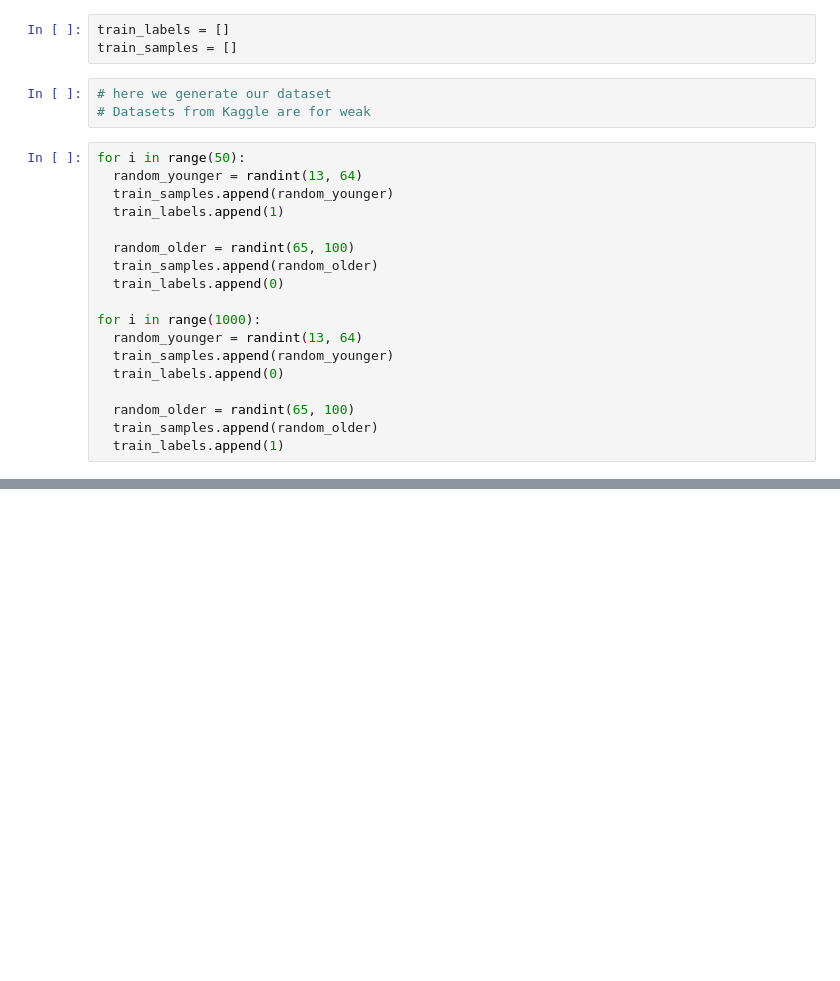
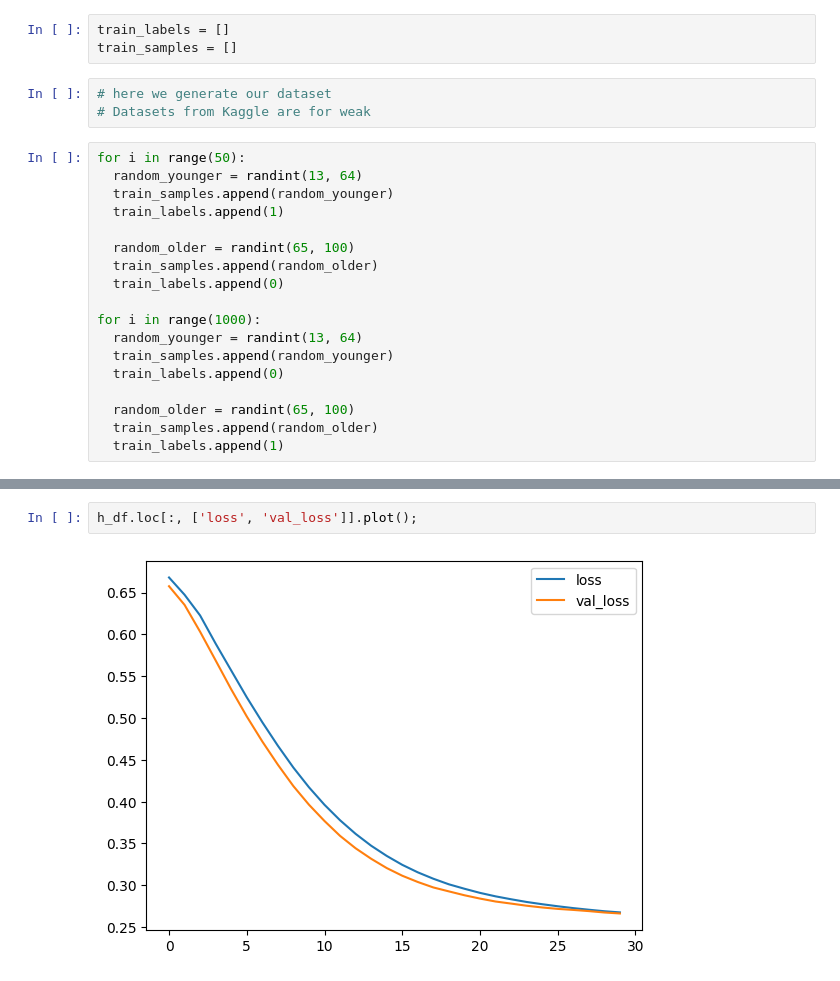
Before and after one commit to Venchislav/Neural-Networks, a Jupyter notebook: KerasTO_THE_STARS.ipynb, the cells around one changed output, grey strips where cells are left out. Drawn from its saved outputs; the diff is of its cells as text; blank space fills up the shorter version.

```diff
--- a/KerasTO_THE_STARS.ipynb
+++ b/KerasTO_THE_STARS.ipynb
@@ -35,0 +147,4 @@ No I'm gonna play Hotline Miami <br>
+# %%
+h_df.loc[:, ['loss', 'val_loss']].plot();
+# %% [output]
+[figure, added]
```
Also changed, not shown: parts of 17 cells of this notebook.
